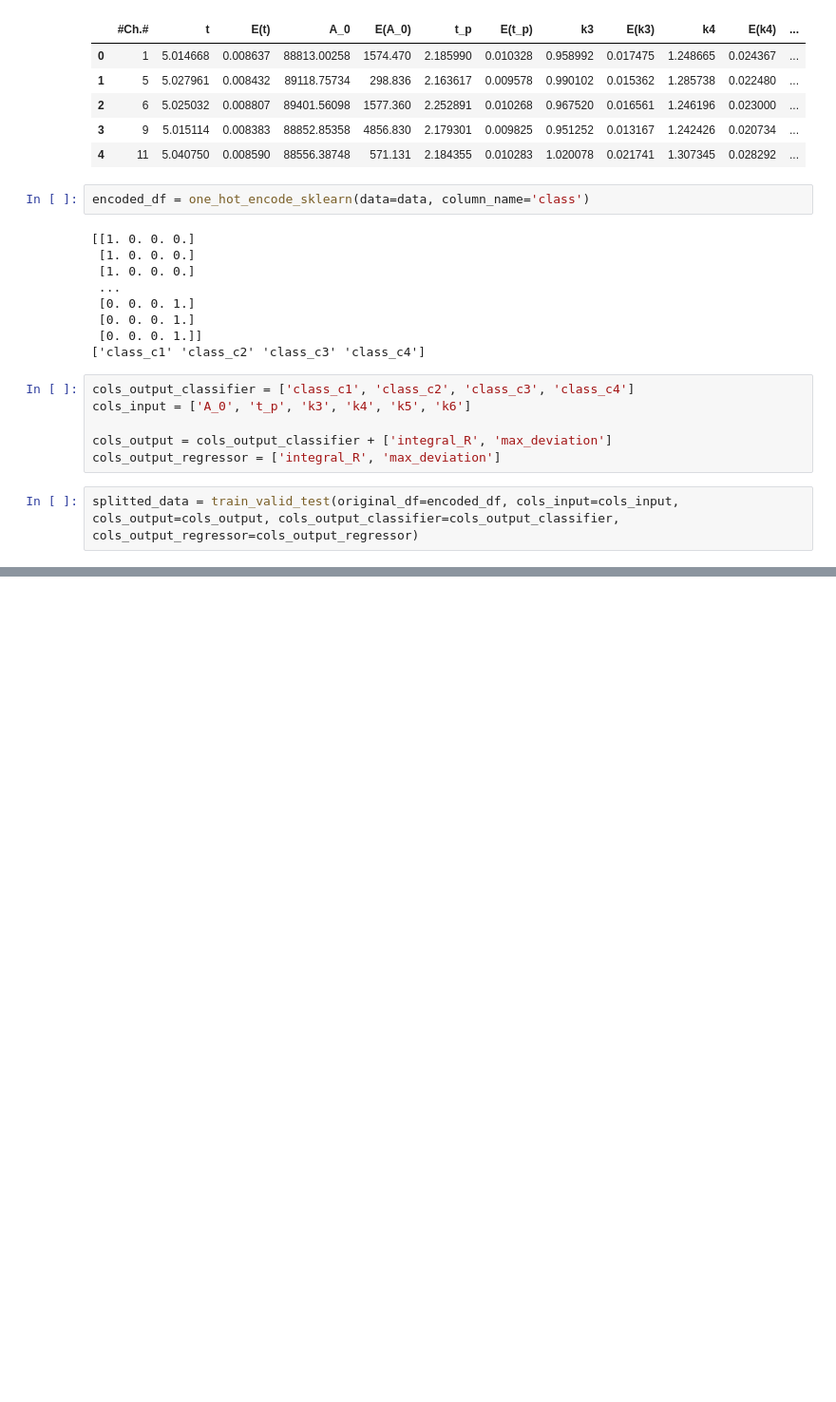
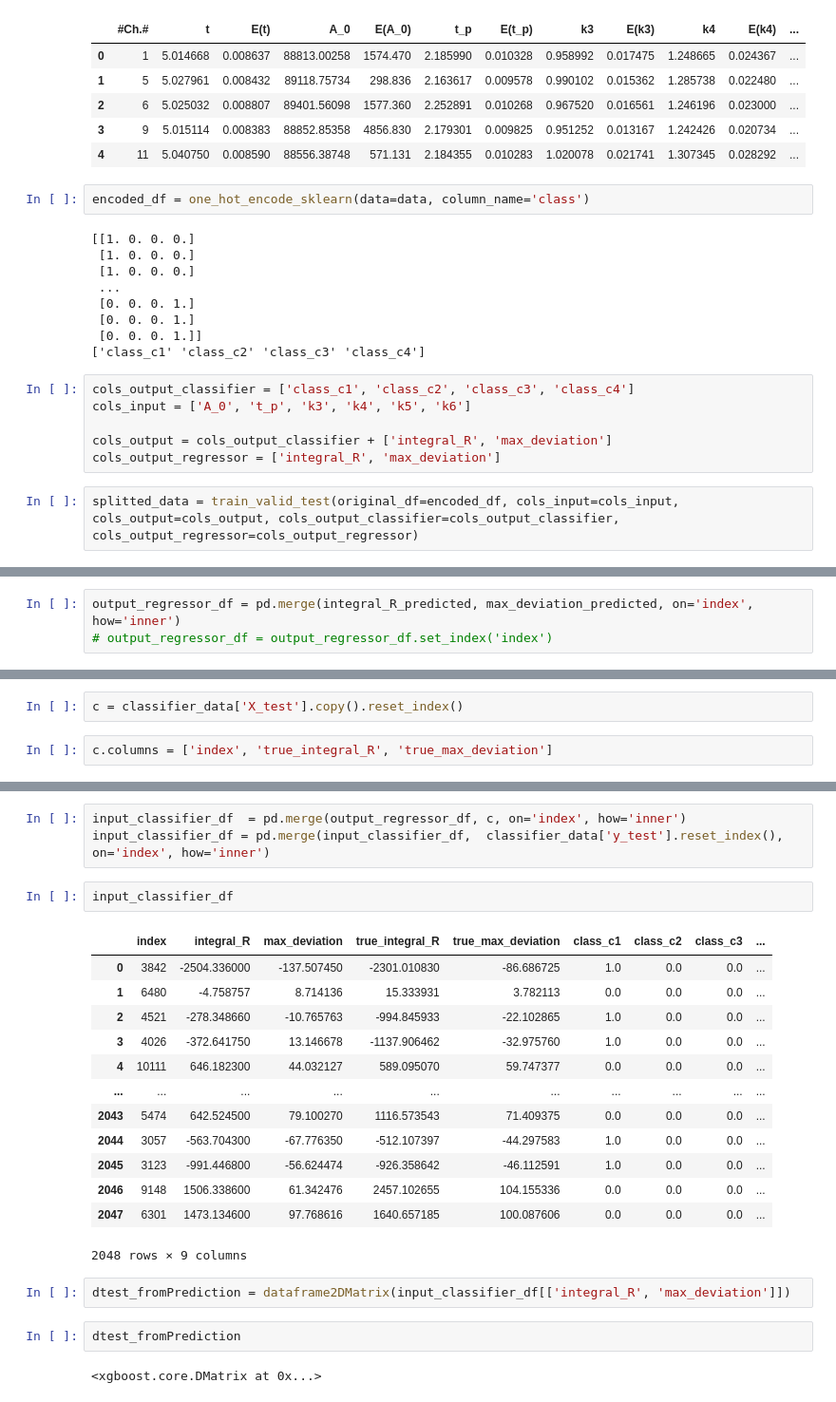
Before and after one commit to fanrado/CHN_CLASSIFIER_CE, a Jupyter notebook: Nb_classifier_with_util.ipynb, the cells around one changed output, grey strips where cells are left out. Shown at 95% size. Cells and saved outputs as stored; diff of their text form; blank space fills up the shorter version.

```diff
--- a/Nb_classifier_with_util.ipynb
+++ b/Nb_classifier_with_util.ipynb
@@ -291,0 +712,3 @@ plt.show()
+# %%
+output_regressor_df = pd.merge(integral_R_predicted, max_deviation_predicted, on='index', how='inner')
+# output_regressor_df = output_regressor_df.set_index('index')
@@ -291,0 +731,4 @@ plt.show()
+# %%
+c = classifier_data['X_test'].copy().reset_index()
+# %%
+c.columns = ['index', 'true_integral_R', 'true_max_deviation']
@@ -291,0 +751,25 @@ plt.show()
+# %%
+input_classifier_df  = pd.merge(output_regressor_df, c, on='index', how='inner')
+input_classifier_df = pd.merge(input_classifier_df,  classifier_data['y_test'].reset_index(), on='index', how='inner')
+# %%
+input_classifier_df
+# %% [output]
+|  | index | integral_R | max_deviation | true_integral_R | true_max_deviation | class_c1 | class_c2 | class_c3 | ... |
+| 0 | 3842 | -2504.336000 | -137.507450 | -2301.010830 | -86.686725 | 1.0 | 0.0 | 0.0 | ... |
+| 1 | 6480 | -4.758757 | 8.714136 | 15.333931 | 3.782113 | 0.0 | 0.0 | 0.0 | ... |
+| 2 | 4521 | -278.348660 | -10.765763 | -994.845933 | -22.102865 | 1.0 | 0.0 | 0.0 | ... |
+| 3 | 4026 | -372.641750 | 13.146678 | -1137.906462 | -32.975760 | 1.0 | 0.0 | 0.0 | ... |
+| 4 | 10111 | 646.182300 | 44.032127 | 589.095070 | 59.747377 | 0.0 | 0.0 | 0.0 | ... |
+| ... | ... | ... | ... | ... | ... | ... | ... | ... | ... |
+| 2043 | 5474 | 642.524500 | 79.100270 | 1116.573543 | 71.409375 | 0.0 | 0.0 | 0.0 | ... |
+| 2044 | 3057 | -563.704300 | -67.776350 | -512.107397 | -44.297583 | 1.0 | 0.0 | 0.0 | ... |
+| 2045 | 3123 | -991.446800 | -56.624474 | -926.358642 | -46.112591 | 1.0 | 0.0 | 0.0 | ... |
+| 2046 | 9148 | 1506.338600 | 61.342476 | 2457.102655 | 104.155336 | 0.0 | 0.0 | 0.0 | ... |
+| 2047 | 6301 | 1473.134600 | 97.768616 | 1640.657185 | 100.087606 | 0.0 | 0.0 | 0.0 | ... |
+2048 rows × 9 columns
+# %%
+dtest_fromPrediction = dataframe2DMatrix(input_classifier_df[['integral_R', 'max_deviation']])
+# %%
+dtest_fromPrediction
+# %% [output]
+<xgboost.core.DMatrix at 0x...>
```
Also changed, not shown: parts of 44 cells of this notebook.
